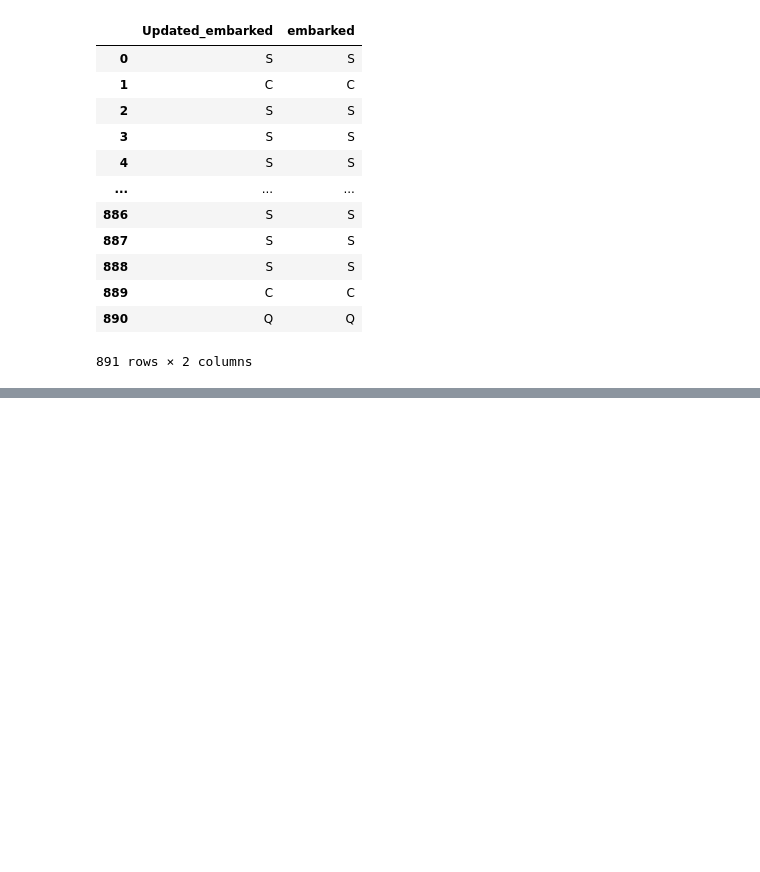
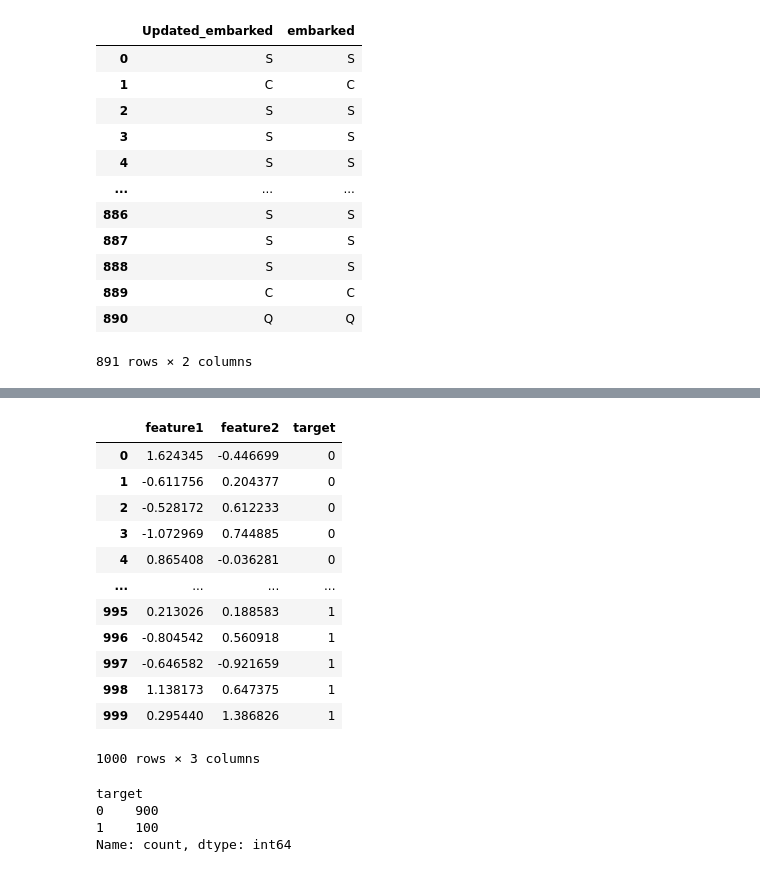
Before and after one commit to RohitPal700/Machine-Learning, a Jupyter notebook: handling_missing_data.ipynb, the cells around one changed output, grey strips where cells are left out. Drawn from its saved outputs; the diff is of its cells as text; code cells hidden in the pictures; blank space fills up the shorter version.

```diff
--- a/handling_missing_data.ipynb
+++ b/handling_missing_data.ipynb
@@ -291,0 +353,26 @@ df[['Updated_embarked','embarked']]
+# %%
+#now cobile both class class_0 and class_1
+df=pd.concat([class_0,class_1]).reset_index(drop=True )
+# %%
+df
+# %% [output]
+|  | feature1 | feature2 | target |
+| 0 | 1.624345 | -0.446699 | 0 |
+| 1 | -0.611756 | 0.204377 | 0 |
+| 2 | -0.528172 | 0.612233 | 0 |
+| 3 | -1.072969 | 0.744885 | 0 |
+| 4 | 0.865408 | -0.036281 | 0 |
+| ... | ... | ... | ... |
+| 995 | 0.213026 | 0.188583 | 1 |
+| 996 | -0.804542 | 0.560918 | 1 |
+| 997 | -0.646582 | -0.921659 | 1 |
+| 998 | 1.138173 | 0.647375 | 1 |
+| 999 | 0.295440 | 1.386826 | 1 |
+1000 rows × 3 columns
+# %%
+df.target.value_counts()
+# %% [output]
+target
+0    900
+1    100
+Name: count, dtype: int64
```
Also changed, not shown: parts of 27 cells of this notebook, 1 other file.
